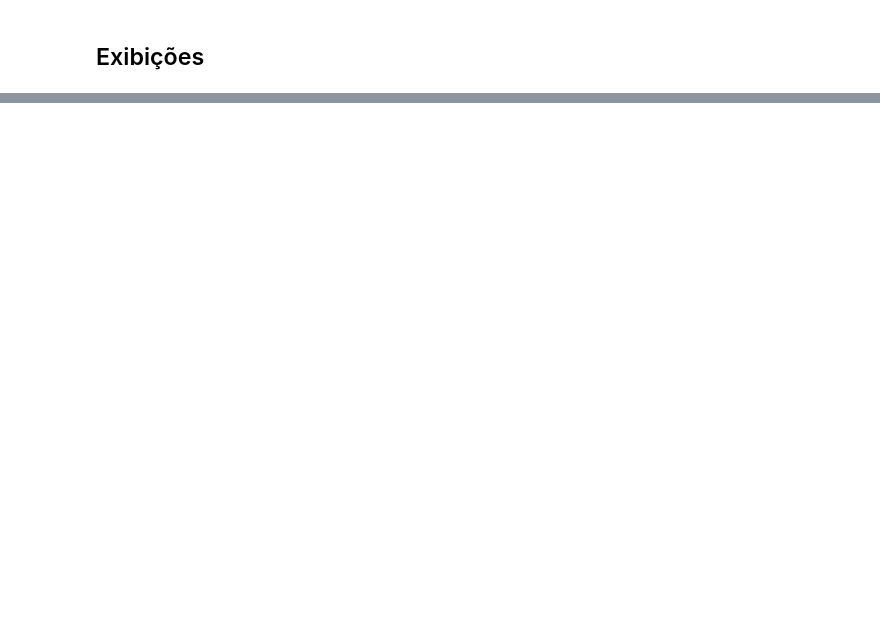
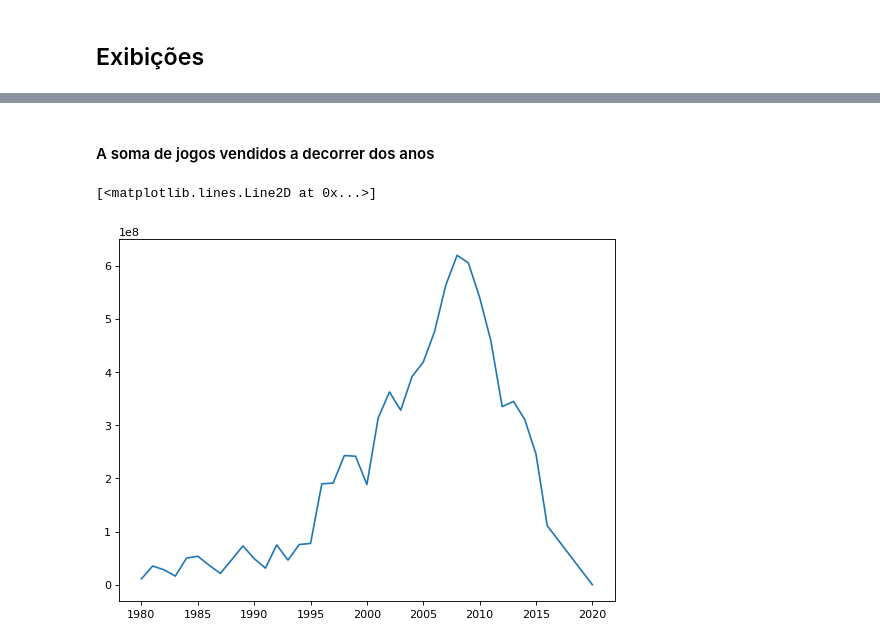
Before and after one commit to ehcp10/trabalho-D2TEC, a Jupyter notebook: projeto-D2TEC.ipynb, the cells around one changed output, grey strips where cells are left out. Cells and saved outputs as stored; diff of their text form; code cells hidden in the pictures; blank space fills up the shorter version.

```diff
--- a/projeto-D2TEC.ipynb
+++ b/projeto-D2TEC.ipynb
@@ -159,0 +263,10 @@ O jogo Duck Hunt lançado em 1984 vendeu 28310000 de cópias
+# %% [markdown]
+#### A soma de jogos vendidos a decorrer dos anos
+# %%
+media_genero_ano = pd.read_sql("SELECT ano_lancamento, SUM(vg.quantidade) as quantidade FROM game g INNER JOIN vendas_global vg ON vg.game = g.id GROUP BY ano_lancamento ORDER BY ano_lancamento;", db_connection)
+media_genero_ano = media_genero_ano[media_genero_ano['ano_lancamento'] != 0]
+figure(figsize=(8, 6), dpi=80)
+plt.plot(media_genero_ano['ano_lancamento'], media_genero_ano['quantidade'])
+# %% [output]
+[<matplotlib.lines.Line2D at 0x...>]
+[figure, added]
```
Also changed, not shown: parts of 15 cells of this notebook.
